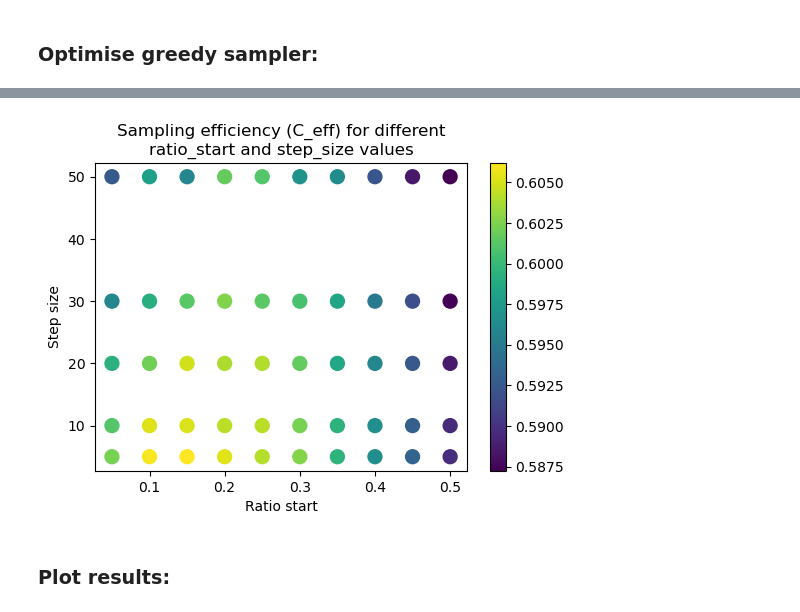
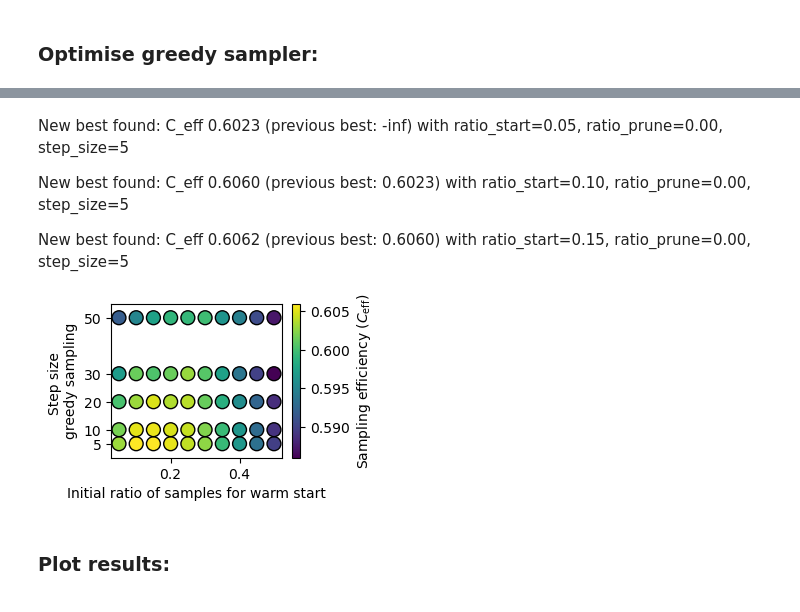
Before and after one commit to WUR-AI/interpret_earth_embeddings, a Jupyter notebook: notebooks/Sample locations dataset.ipynb, the cells around one changed output, grey strips where cells are left out. Cells and saved outputs as stored; diff of their text form; code cells hidden in the pictures.

```diff
--- a/notebooks/Sample locations dataset.ipynb
+++ b/notebooks/Sample locations dataset.ipynb
@@ -38,4 +38,6 @@ geemap.ee_initialize()
 ## Load all downloaded locations (with DW LC)
 # %%
 countries = gpd.read_file('/Users/tplas/data/ne_110m_admin_0_countries/ne_110m_admin_0_countries.shp')
+gdf_points = pd.read_csv('/Users/tplas/data/dw_sampled_locations/dw_locations_2026-02-13-1659_year-2024_50m_spherical_100k_random_stratified.csv')
+gdf_points = gpd.GeoDataFrame(gdf_points, geometry=gpd.points_from_xy(gdf_points.lon, gdf_points.lat), crs='EPSG:4326')
 # %%
@@ -215,12 +289,29 @@ New best found: C_eff 0.6062 (previous best: 0.6060) with ratio_start=0.15, rati
+# %% [markdown]
+New best found: C_eff 0.6023 (previous best: -inf) with ratio_start=0.05, ratio_prune=0.00, step_size=5
+
+New best found: C_eff 0.6060 (previous best: 0.6023) with ratio_start=0.10, ratio_prune=0.00, step_size=5
+
+New best found: C_eff 0.6062 (previous best: 0.6060) with ratio_start=0.15, ratio_prune=0.00, step_size=5
 # %%
-fig, ax = plt.subplots(figsize=(6, 4))
-sc = ax.scatter(results['ratio_start'], results['step_size'], c=results['c_eff'], cmap='viridis', s=100)
-ax.set_xlabel('Ratio start')
-ax.set_ylabel('Step size')
-ax.set_title('Sampling efficiency (C_eff) for different\nratio_start and step_size values')
+fig, ax = plt.subplots(figsize=(2.75, 2))
+save_fig = True
+
+sc = ax.scatter(results['ratio_start'], results['step_size'], c=results['c_eff'], cmap='viridis', s=100, edgecolor='k')
+ax.set_xlabel('Initial ratio of samples for warm start')
+ax.set_ylabel('Step size \ngreedy sampling')
+# ax.set_title('Sampling efficiency (C_eff) for different\nratio_start and step_size values')
+ax.set_yticks(list_step_size)
+ax.set_yticklabels(list_step_size)
+ax.set_ylim(0, 55)
 cbar = plt.colorbar(sc, ax=ax)
+cbar.set_ticks([0.59, 0.595, 0.6, 0.605])
+cbar.set_label('Sampling efficiency ' + r"$(C_\text{eff})$")
+
+if save_fig:
+    plt.savefig(f'../../ms_neureo/figs/fig_sampler_optim.pdf', bbox_inches='tight')
+    plt.savefig(f'../figs/fig_sampler_optim.pdf', bbox_inches='tight')
 # %% [output]
-[figure, old version]
+[figure, new version]
 # %% [markdown]
 ### Plot results:
 # %%
```
Also changed, not shown: parts of 4 cells of this notebook, 6 other files.
